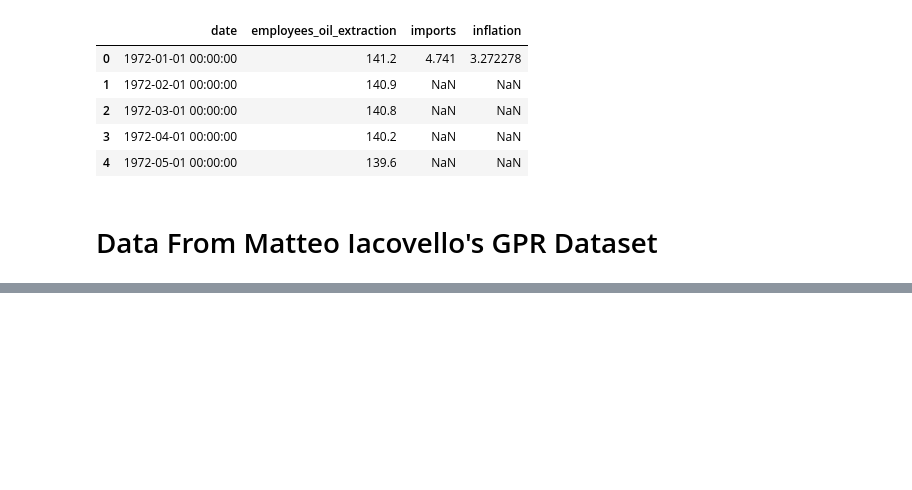
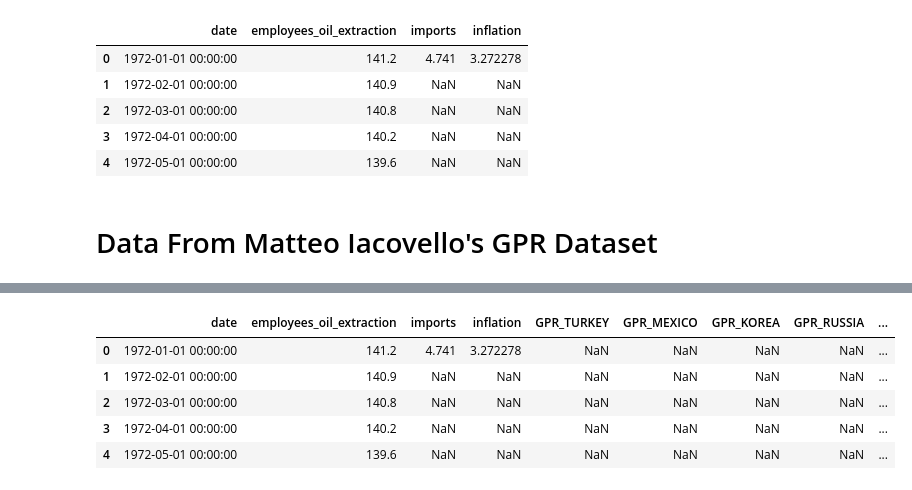
Before and after one commit to zachagreenberg/GasPrices, a Jupyter notebook: Data/SQL_Data_Collection.ipynb, the cells around one changed output, grey strips where cells are left out. Drawn from its saved outputs; the diff is of its cells as text; code cells hidden in the pictures; blank space fills up the shorter version.

Commit message:
collected gas and outside data for database

```diff
--- a/Data/SQL_Data_Collection.ipynb
+++ b/Data/SQL_Data_Collection.ipynb
@@ -228,11 +228,6 @@ def format_date(x):
         x = x[:4] + '20' + x[-2:]
     return x
 # %%
-#opening the main dataset
-gas = pd.read_csv('../Data/GasPrices.csv')
-gas['date'] = pd.to_datetime(gas['date'])
-gas['date'] = gas['date'].astype('object')
-
 #opening the GPR dataset
 gpr = pd.read_csv('../Data/additional_data/gpr_countries.csv')
 gpr.rename(columns={'Date':'date'}, inplace = True)
@@ -240,5 +235,4 @@ gpr['date'] = gpr['date'].apply(format_date)
 gpr['date'] = pd.to_datetime(gpr['date'])
 gpr['date'] = gpr['date'].astype('object')
 
-#concating the two to create the final dataset
-gas_data = pd.merge(gas, gpr, how = 'left')
+outside = pd.read_csv('../Data/OutsideData.csv')
@@ -245,2 +257,14 @@ gas_data = pd.merge(gas, gpr, how = 'left')
+# %%
+#concating the two to create the final dataset
+outside_data = pd.merge(outside, gpr, how = 'left')
+# %%
+outside_data.head()
+# %% [output]
+|  | date | employees_oil_extraction | imports | inflation | GPR_TURKEY | GPR_MEXICO | GPR_KOREA | GPR_RUSSIA | ... |
+| 0 | 1972-01-01 00:00:00 | 141.2 | 4.741 | 3.272278 | NaN | NaN | NaN | NaN | ... |
+| 1 | 1972-02-01 00:00:00 | 140.9 | NaN | NaN | NaN | NaN | NaN | NaN | ... |
+| 2 | 1972-03-01 00:00:00 | 140.8 | NaN | NaN | NaN | NaN | NaN | NaN | ... |
+| 3 | 1972-04-01 00:00:00 | 140.2 | NaN | NaN | NaN | NaN | NaN | NaN | ... |
+| 4 | 1972-05-01 00:00:00 | 139.6 | NaN | NaN | NaN | NaN | NaN | NaN | ... |
 # %%
 #saving the final data
```
Also changed, not shown: parts of 3 cells of this notebook, 1 other file.
